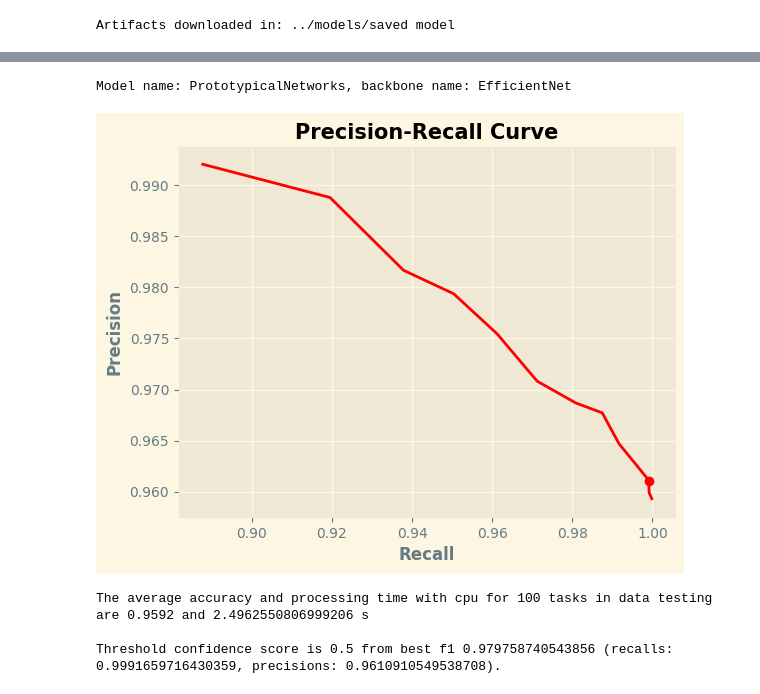
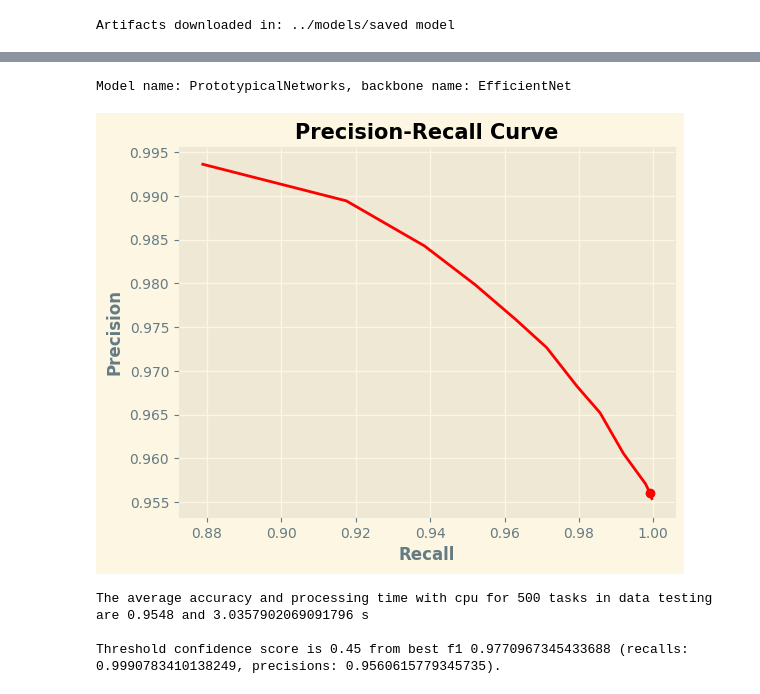
Before and after one commit to afhabibieee/car-attr-classifier, a Jupyter notebook: src/test.ipynb, the cells around one changed output, grey strips where cells are left out. Saved outputs shown, nothing was run; the diff lists cells and outputs as text; code cells hidden in the pictures.

```diff
--- a/src/test.ipynb
+++ b/src/test.ipynb
@@ -101,6 +103,6 @@ Threshold confidence score is 0.6 from best f1 0.9841856644074759 (recalls: 0.99
 # %%
 # second model
 run_id = 'abbda0848d0e4aacb6bdcd1eeb0694d8'
-do_inference(run_id)
+do_inference(run_id, n_task=500)
 # %% [output]
 Artifacts downloaded in: ../models/saved model
@@ -108,8 +110,8 @@ Artifacts downloaded in: ../models/saved model
 Model name: PrototypicalNetworks, backbone name: EfficientNet
-[figure, old version]
+[figure, new version]
-The average accuracy and processing time with cpu for 100 tasks in data testing are 0.9592 and 2.4962550806999206 s
+The average accuracy and processing time with cpu for 500 tasks in data testing are 0.9548 and 3.0357902069091796 s
 
-Threshold confidence score is 0.5 from best f1 0.979758740543856 (recalls: 0.9991659716430359, precisions: 0.9610910549538708).
+Threshold confidence score is 0.45 from best f1 0.9770967345433688 (recalls: 0.9990783410138249, precisions: 0.9560615779345735).
 # %%
 # third model
 run_id = 'b270c73d063e49949583c0485b56f065'
```
Also changed, not shown: parts of 6 cells of this notebook.
